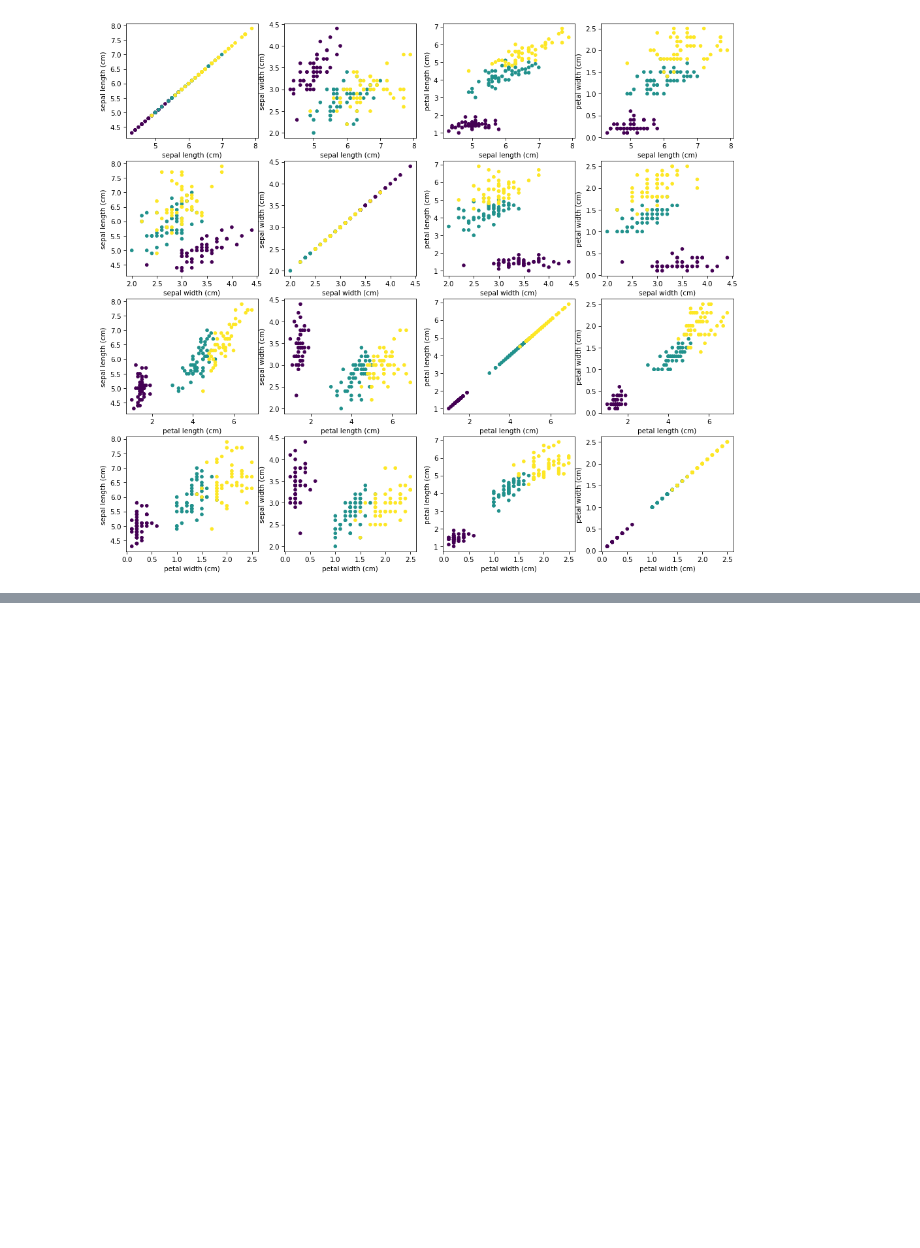
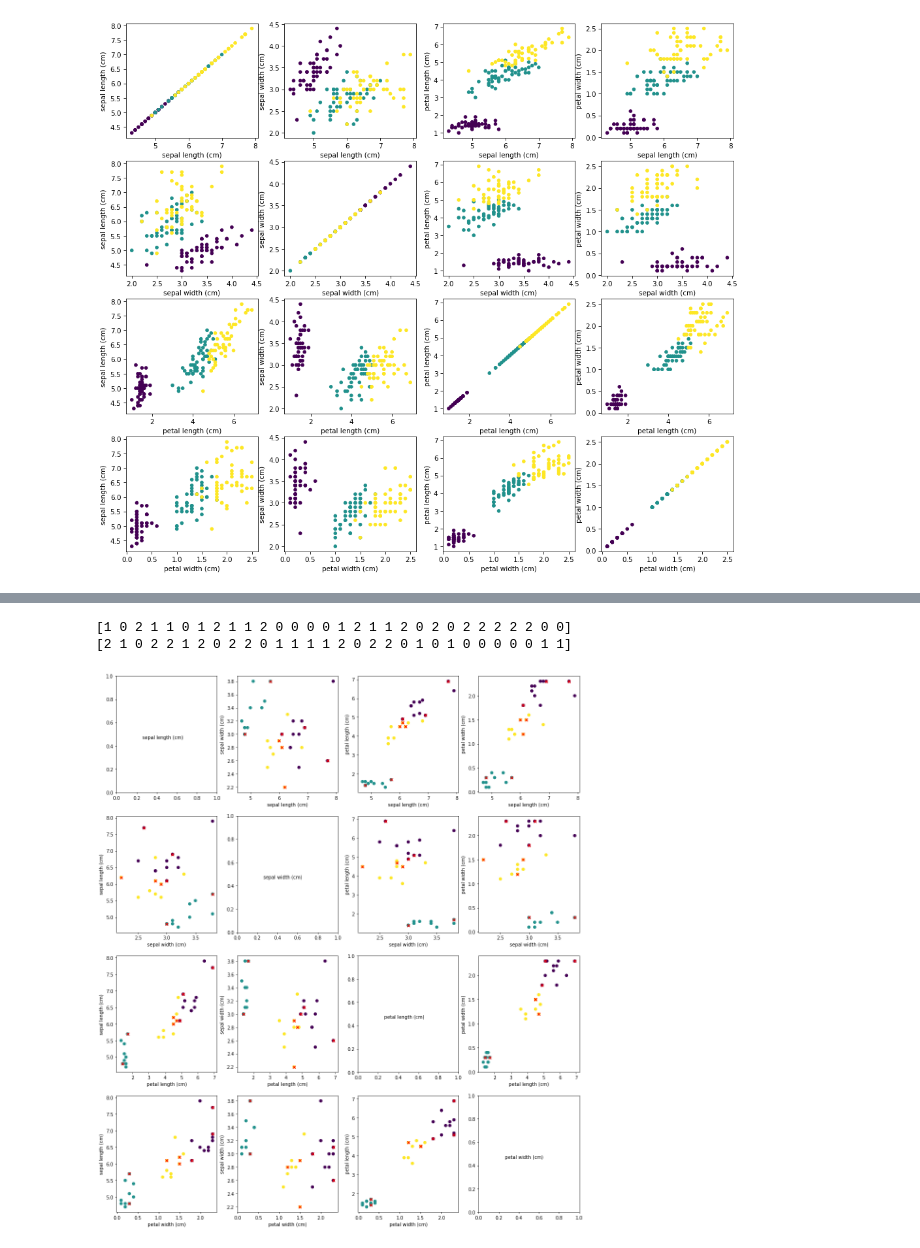
Before and after one commit to Mixail-laboratory/MachineLearning, a Jupyter notebook: Task1.ipynb, the cells around one changed output, grey strips where cells are left out. Drawn from its saved outputs; the diff is of its cells as text; code cells hidden in the pictures; blank space fills up the shorter version.

```diff
--- a/Task1.ipynb
+++ b/Task1.ipynb
@@ -108,3 +59,44 @@ def show_classifier_result(clf, X_train, y_train, X_val, y_val):
+# %%
+X_train_set, X_test_set, y_train_set, y_test_set = train_test_split(X, y, test_size=0.2, random_state=42)
+potential_class = PotentialKNeighborsClassifier(1, 5)
+potential_class.fit(X_test_set, y_test_set)
+print(y_test_set)
+
+for i in range(len(y_test_set)):
+    if y_test_set[i] == 0:
+        y_test_set[i] = 1
+        continue
+    if y_test_set[i] == 1:
+        y_test_set[i] = 2
+        continue
+    if y_test_set[i] == 2:
+        y_test_set[i] = 0
+        continue
+print(y_test_set)
+
+plt.figure(figsize=(18, 21), dpi=70)
+count = 0
+for i in range(numbers_of_features):
+    for j in range(numbers_of_features):
+        highlighted_features = (i, j)
+        highlighted_features_names = (feature_names[highlighted_features[0]], feature_names[highlighted_features[1]])
+        plt.subplot(numbers_of_features, numbers_of_features, count + 1)
+        count += 1
+        if i == j:
+            plt.text(0.26, 0.46, feature_names[i])
+        else:
+            plt.scatter(X_test_set[:, highlighted_features[0]], X_test_set[:, highlighted_features[1]],
+                        c=y_test_set)
+            plt.scatter(X_test_set[:, highlighted_features[0]][potential_class.indexes],
+                        X_test_set[:, highlighted_features[1]][potential_class.indexes],
+                        c='r', marker='x')
+            plt.xlabel(highlighted_features_names[0])
+            plt.ylabel(highlighted_features_names[1])
+plt.show()
+# %% [output]
+[1 0 2 1 1 0 1 2 1 1 2 0 0 0 0 1 2 1 1 2 0 2 0 2 2 2 2 2 0 0]
+[2 1 0 2 2 1 2 0 2 2 0 1 1 1 1 2 0 2 2 0 1 0 1 0 0 0 0 0 1 1]
+[figure, added]
 # %%
 potential_Classifiers = []
 windows = np.arange(0.5, 10, 0.5)
```
Also changed, not shown: parts of 5 cells of this notebook.
